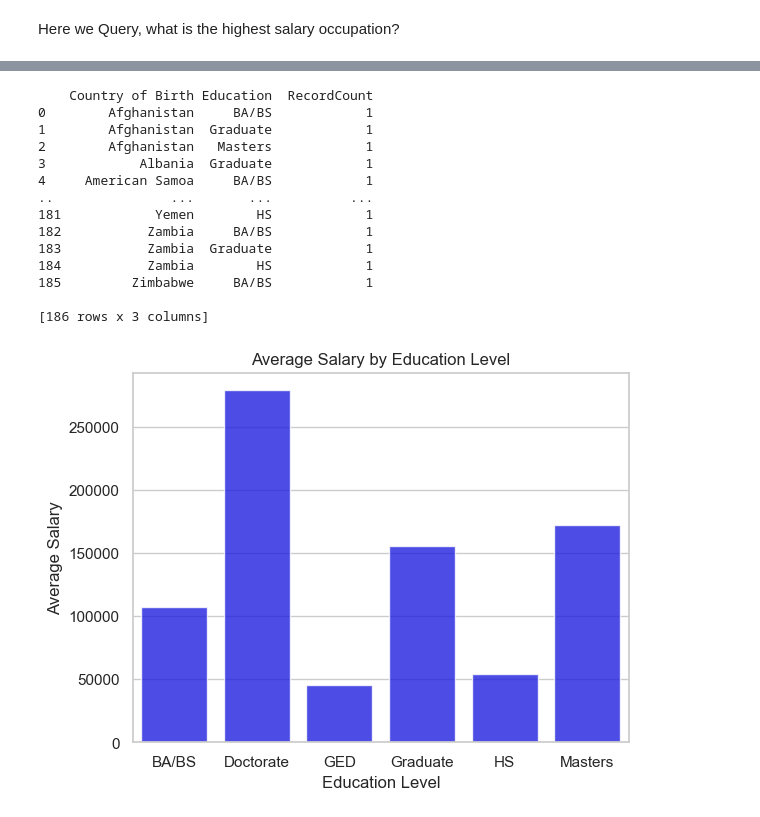
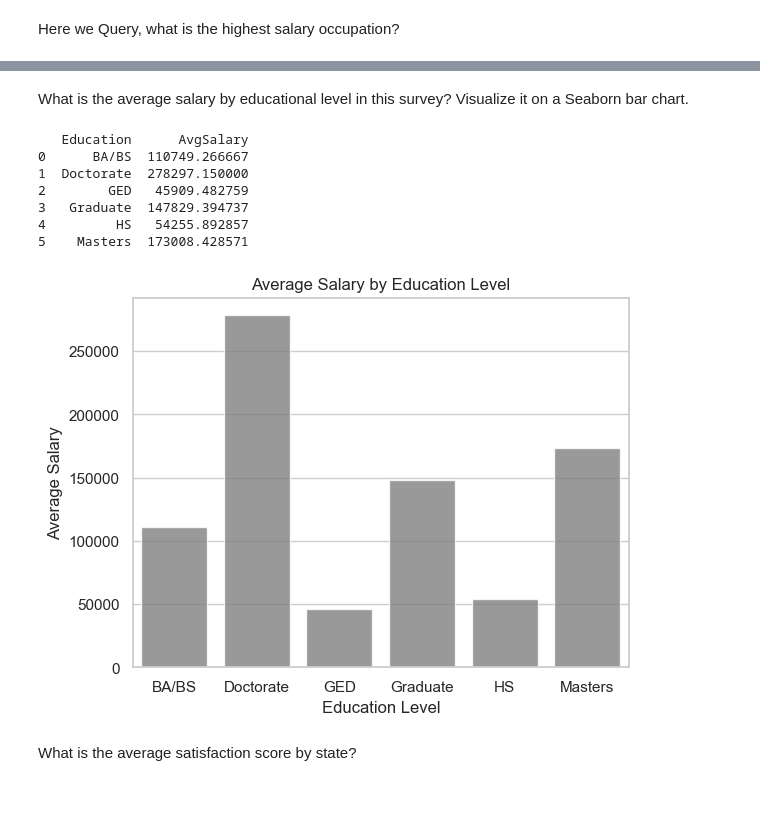
Before and after one commit to guzmanwolfrank/Data, a Jupyter notebook: SQLSalaryData/RandomData.ipynb, the cells around one changed output, grey strips where cells are left out. Saved outputs shown, nothing was run; the diff lists cells and outputs as text; code cells hidden in the pictures.

```diff
--- a/SQLSalaryData/RandomData.ipynb
+++ b/SQLSalaryData/RandomData.ipynb
@@ -483,46 +400,41 @@ print(result2)
-# %%
-# Count the Number of Records by Country of Birth and Education Level
-query5 = """
-SELECT "Country of Birth", Education, COUNT(*) AS RecordCount
-FROM data
-GROUP BY "Country of Birth", Education;
-"""
-result5 = pd.read_sql_query(query5, conn)
-print(result5)
-# %% [output]
-    Country of Birth Education  RecordCount
-0        Afghanistan     BA/BS            1
-1        Afghanistan  Graduate            1
-2        Afghanistan   Masters            1
-3            Albania  Graduate            1
-4     American Samoa     BA/BS            1
-..               ...       ...          ...
-181            Yemen        HS            1
-182           Zambia     BA/BS            1
-183           Zambia  Graduate            1
-184           Zambia        HS            1
-185         Zimbabwe     BA/BS            1
-
-[186 rows x 3 columns]
+# %% [markdown]
+What is the average salary by educational level in this survey? Visualize it on a Seaborn
+bar chart.
 # %%
+query2 = """
+SELECT Education, AVG(Salary) AS AvgSalary
+FROM data
+GROUP BY Education;
+"""
+result2 = pd.read_sql_query(query2, conn)
+print(result2)
 
 
 # Calculate Average Salary by Education Level
 query2 = """
 SELECT Education, AVG(Salary) AS AvgSalary
 FROM data
 GROUP BY Education;
 """
 result2 = pd.read_sql_query(query2, conn)
 
 
 # Visualize average salary by education level using a bar chart
-sns.barplot(x='Education', y='AvgSalary', data=result2, color='blue', alpha=0.8)
+sns.barplot(x='Education', y='AvgSalary', data=result2, color='grey', alpha=0.8)
 plt.title('Average Salary by Education Level')
 plt.xticks(rotation=0)
 plt.xlabel('Education Level')
 plt.ylabel('Average Salary')
 plt.show()
 # %% [output]
+   Education      AvgSalary
+0      BA/BS  110749.266667
+1  Doctorate  278297.150000
+2        GED   45909.482759
+3   Graduate  147829.394737
+4         HS   54255.892857
+5    Masters  173008.428571
-[figure, old version]
+[figure, new version]
+# %% [markdown]
+What is the average satisfaction score by state?
 # %%
```
Also changed, not shown: parts of 19 cells of this notebook.
